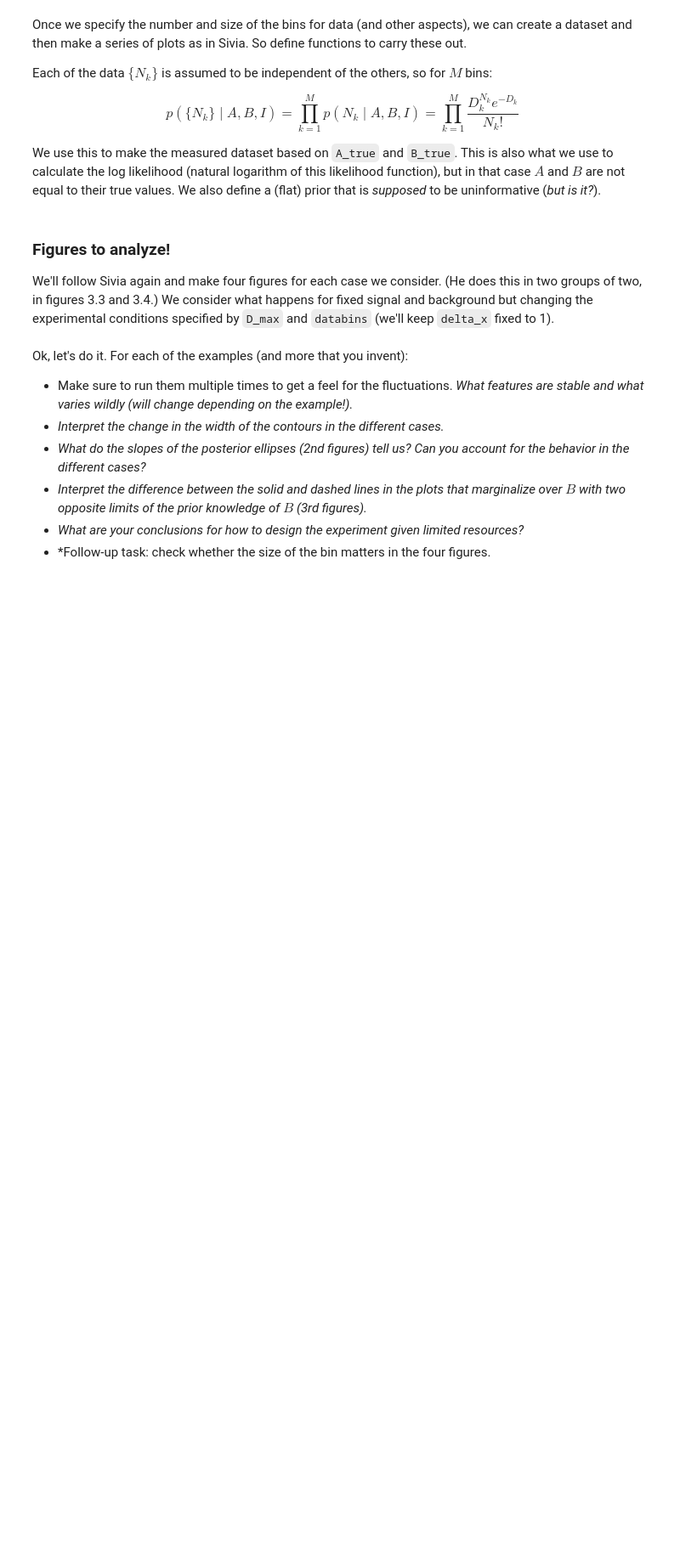
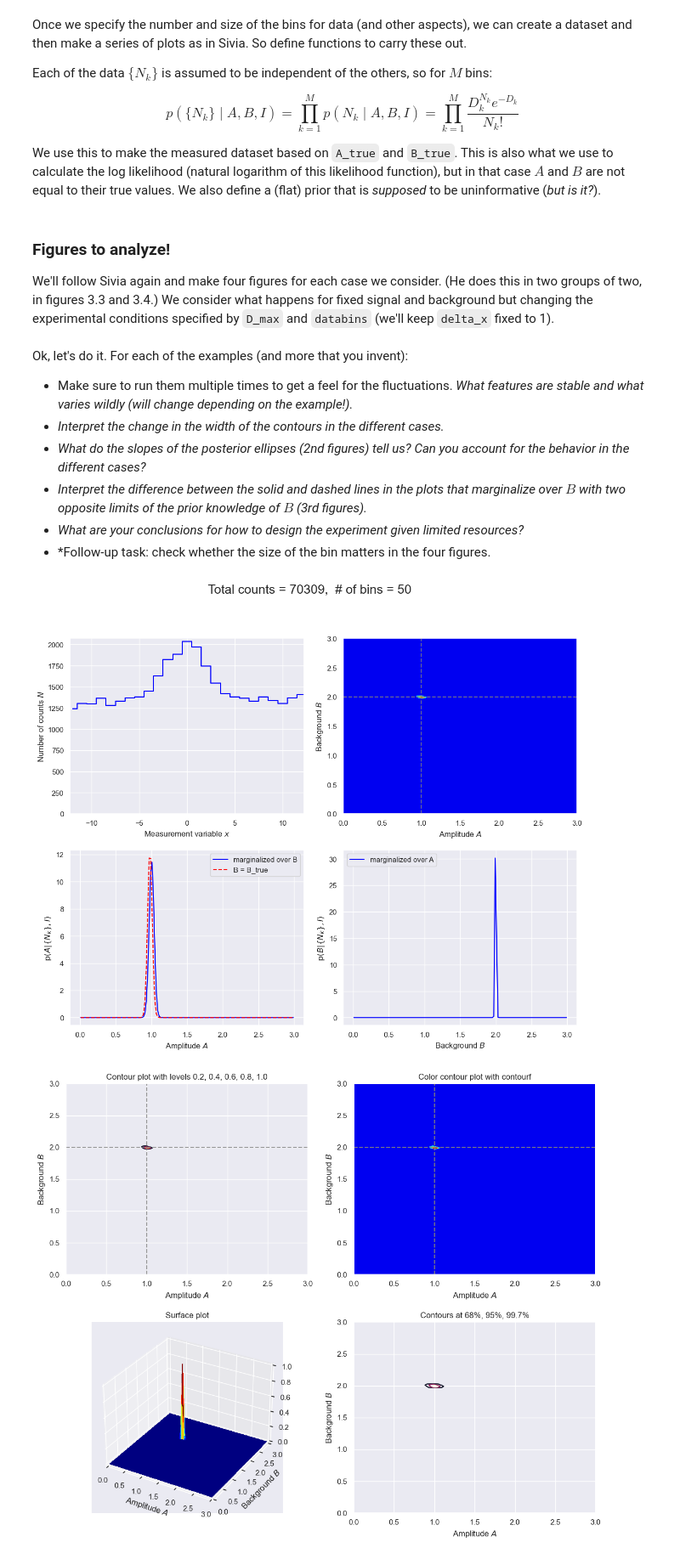
Before and after one commit to NilsSomm/LFD_for_Physicists, a Jupyter notebook: LearningFromData-content/BayesianStatistics/BayesianParameterEstimation/amplitude_in_presence_of_background.ipynb, the cells around one changed output. Shown at 85% size. Cells and saved outputs as stored; diff of their text form; code cells hidden in the pictures; blank space fills up the shorter version.

```diff
--- a/LearningFromData-content/BayesianStatistics/BayesianParameterEstimation/amplitude_in_presence_of_background.ipynb
+++ b/LearningFromData-content/BayesianStatistics/BayesianParameterEstimation/amplitude_in_presence_of_background.ipynb
@@ -401,11 +404,14 @@ Ok, let's do it.  For each of the examples (and more that you invent):
 # %%
 # Baseline case: 15 bins and maximum expection of 100 counts.
 
-D_max = 100
-databins = 15
-delta_x = 1
+D_max = 2000
+databins = 50
+delta_x = 0.5
 
 fig = make_figs(databins, delta_x, D_max, flag=True)
+# %% [output]
+[figure, added]
+[figure, added]
 # %%
 # Less data case: 15 bins and maximum expection of only 10 counts.
 
```
Also changed, not shown: parts of 4 cells of this notebook, 1 other file.
